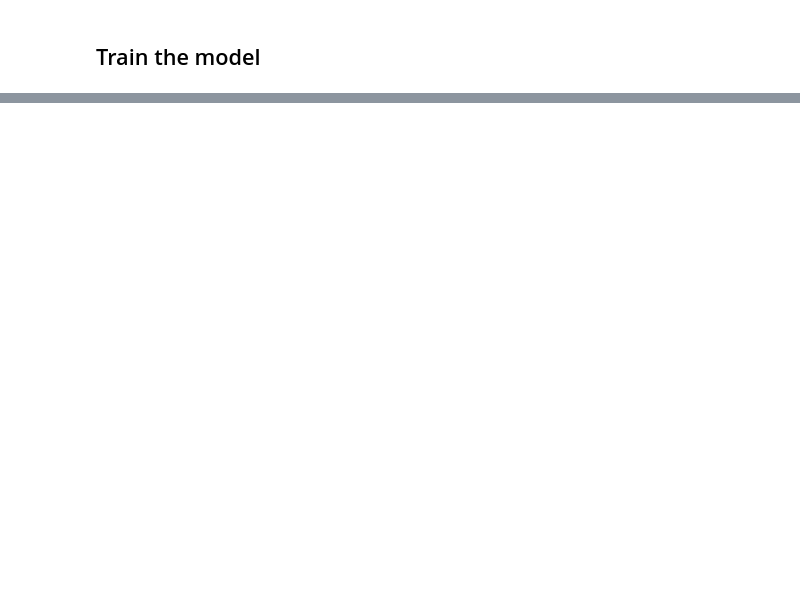
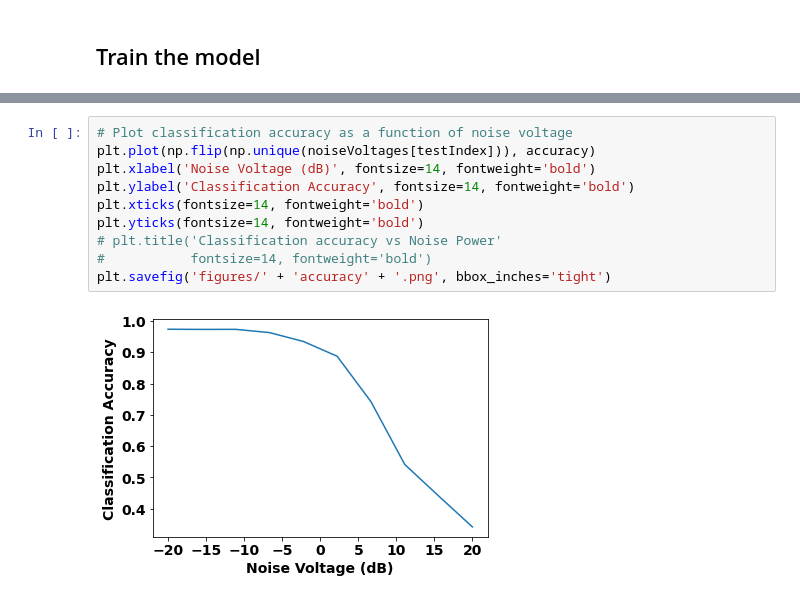
Before and after one commit to ShaneFlandermeyer/cs5033-final-project, a Jupyter notebook: modulation_recognition.ipynb, the cells around one changed output, grey strips where cells are left out. Drawn from its saved outputs; the diff is of its cells as text; blank space fills up the shorter version.

```diff
--- a/modulation_recognition.ipynb
+++ b/modulation_recognition.ipynb
@@ -231,0 +243,12 @@ for voltage in np.flip(np.unique(noiseVoltages[testIndex])):
+# %%
+# Plot classification accuracy as a function of noise voltage
+plt.plot(np.flip(np.unique(noiseVoltages[testIndex])), accuracy)
+plt.xlabel('Noise Voltage (dB)', fontsize=14, fontweight='bold')
+plt.ylabel('Classification Accuracy', fontsize=14, fontweight='bold')
+plt.xticks(fontsize=14, fontweight='bold')
+plt.yticks(fontsize=14, fontweight='bold')
+# plt.title('Classification accuracy vs Noise Power'
+#           fontsize=14, fontweight='bold')
+plt.savefig('figures/' + 'accuracy' + '.png', bbox_inches='tight')
+# %% [output]
+[figure, added]
```
Also changed, not shown: parts of 8 cells of this notebook, 2 other files.
